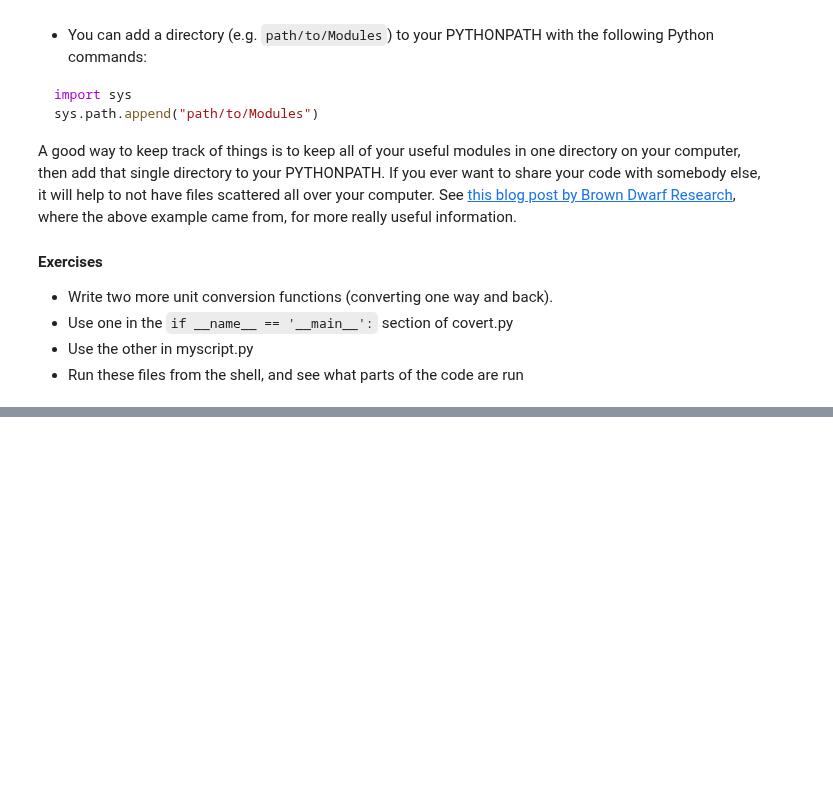
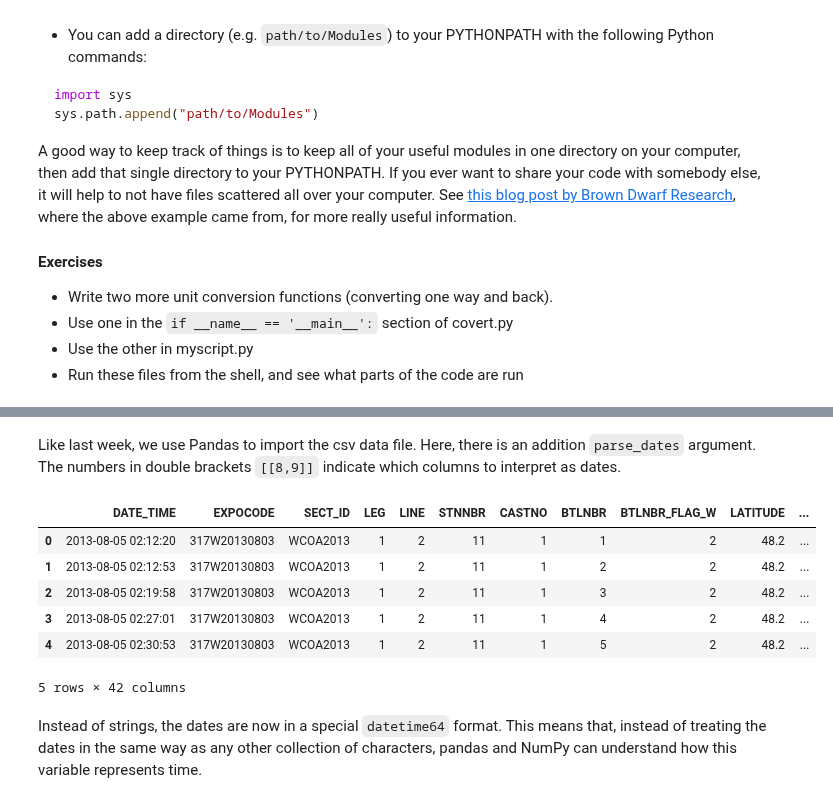
Before and after one commit to mlmldata2020/course-notes, a Jupyter notebook: week03b-functions-cruisedata-continued.ipynb, the cells around one changed output, grey strips where cells are left out. Drawn from its saved outputs; the diff is of its cells as text; code cells hidden in the pictures; blank space fills up the shorter version.

Commit message:
added cruise data analysis

```diff
--- a/week03b-functions-cruisedata-continued.ipynb
+++ b/week03b-functions-cruisedata-continued.ipynb
@@ -146,0 +162,18 @@ A good way to keep track of things is to keep all of your useful modules in one
+# %% [markdown]
+Like last week, we use Pandas to import the csv data file. Here, there is an addition `parse_dates` argument. The numbers in double brackets `[[8,9]]` indicate which columns to interpret as dates.
+# %%
+filename = 'data/week02_wcoa_cruise/WCOA2013_hy1.csv'
+df = pd.read_csv(filename,header=31,na_values=-999,
+                 parse_dates=[[8,9]])
+# %%
+df.head()
+# %% [output]
+|  | DATE_TIME | EXPOCODE | SECT_ID | LEG | LINE | STNNBR | CASTNO | BTLNBR | BTLNBR_FLAG_W | LATITUDE | ... |
+| 0 | 2013-08-05 02:12:20 | 317W20130803 | WCOA2013 | 1 | 2 | 11 | 1 | 1 | 2 | 48.2 | ... |
+| 1 | 2013-08-05 02:12:53 | 317W20130803 | WCOA2013 | 1 | 2 | 11 | 1 | 2 | 2 | 48.2 | ... |
+| 2 | 2013-08-05 02:19:58 | 317W20130803 | WCOA2013 | 1 | 2 | 11 | 1 | 3 | 2 | 48.2 | ... |
+| 3 | 2013-08-05 02:27:01 | 317W20130803 | WCOA2013 | 1 | 2 | 11 | 1 | 4 | 2 | 48.2 | ... |
+| 4 | 2013-08-05 02:30:53 | 317W20130803 | WCOA2013 | 1 | 2 | 11 | 1 | 5 | 2 | 48.2 | ... |
+5 rows × 42 columns
+# %% [markdown]
+Instead of strings, the dates are now in a special `datetime64` format. This means that, instead of treating the dates in the same way as any other collection of characters, pandas and NumPy can understand how this variable represents time.
```
Also changed, not shown: parts of 12 cells of this notebook, 1 other file.
